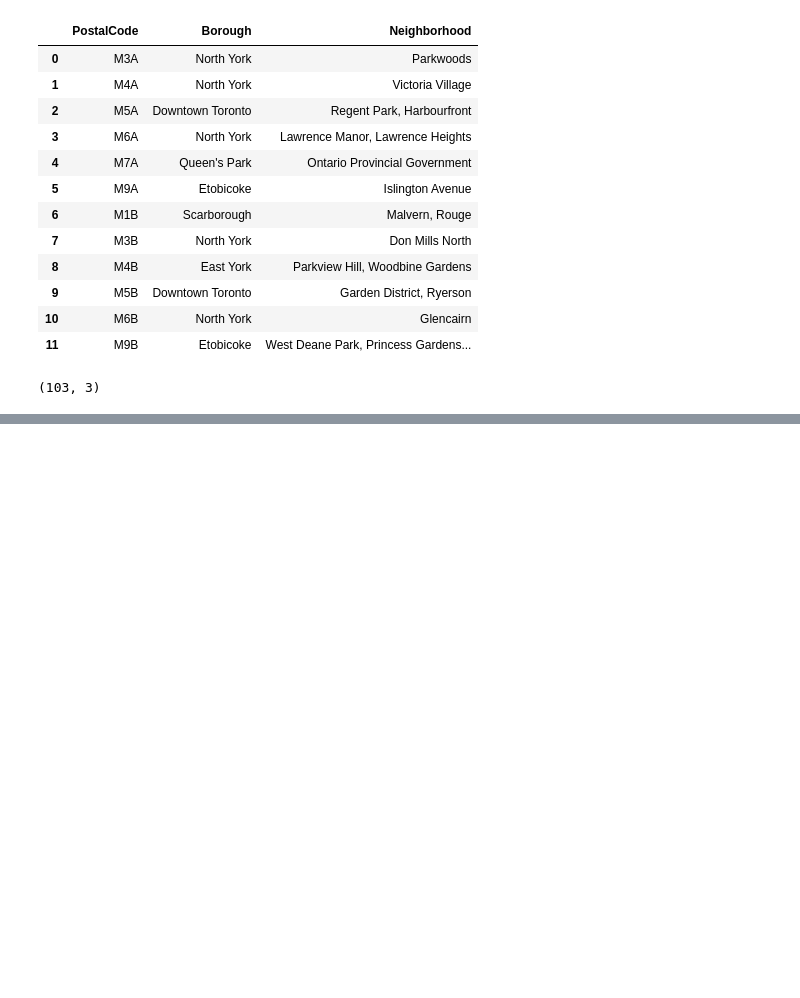
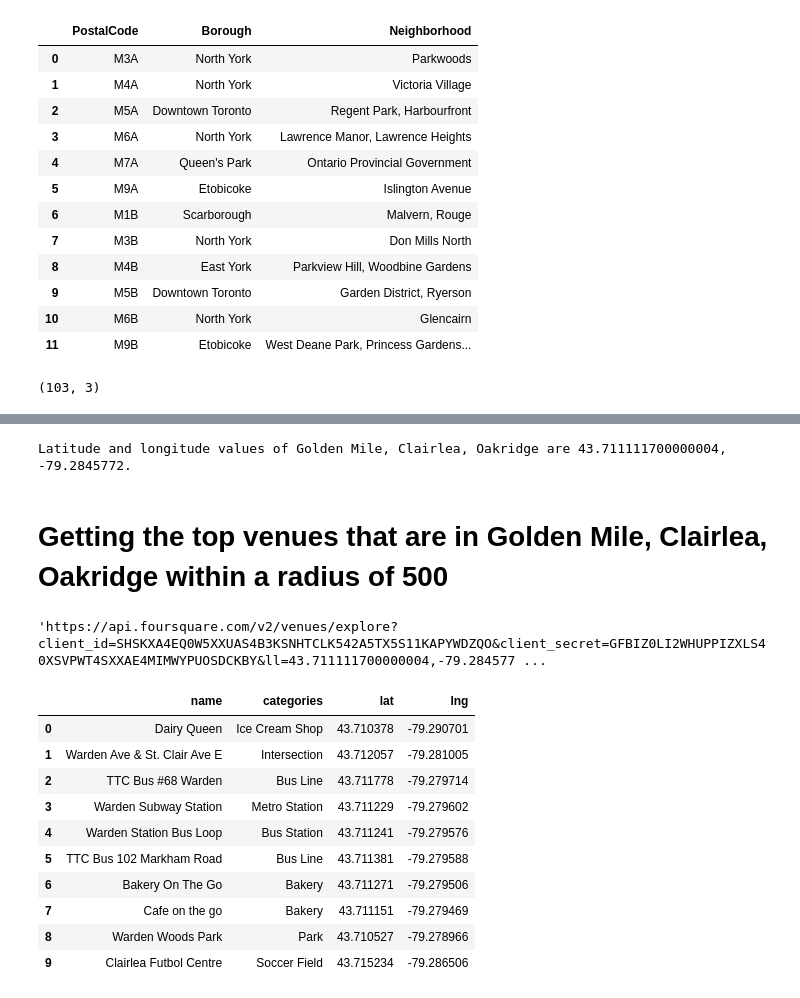
Before and after one commit to polkestrel/Coursera_Capstone, a Jupyter notebook: Peer-graded_assignment_[part1].ipynb, the cells around one changed output, grey strips where cells are left out. Saved outputs shown, nothing was run; the diff lists cells and outputs as text; code cells hidden in the pictures; blank space fills up the shorter version.

```diff
--- a/Peer-graded_assignment_[part1].ipynb
+++ b/Peer-graded_assignment_[part1].ipynb
@@ -131,0 +228,27 @@ df.shape
+# %%
+#Getting a neighborhood's latitude and longitude values.
+
+neighborhood_latitude = toronto_data['Latitude'].iloc[7] # neighborhood latitude value
+neighborhood_longitude = toronto_data['Longitude'].iloc[7] # neighborhood longitude value
+neighborhood_name = toronto_data['Neighborhood'].iloc[7] # neighborhood name
+
+print('Latitude and longitude values of {} are {}, {}.'.format(neighborhood_name,
+                                                               neighborhood_latitude,
+                                                               neighborhood_longitude))
+# %% [output]
+Latitude and longitude values of Golden Mile, Clairlea, Oakridge are 43.711111700000004, -79.2845772.
+# %% [markdown]
+# Getting the top venues that are in Golden Mile, Clairlea, Oakridge within a radius of 500
+# %%
+radius = 500
+url = 'https://api.foursquare.com/v2/venues/explore?client_id={}&client_secret={}&ll={},{}&v={}&radius={}&limit={}'.format(
+    CLIENT_ID,
+    CLIENT_SECRET,
+    neighborhood_latitude,
+    neighborhood_longitude,
+    VERSION,
+    radius,
+    LIMIT)
+url
+# %% [output]
+'https://api.foursquare.com/v2/venues/explore?client_id=SHSKXA4EQ0W5XXUAS4B3KSNHTCLK542A5TX5S11KAPYWDZQO&client_secret=GFBIZ0LI2WHUPPIZXLS40XSVPWT4SXXAE4MIMWYPUOSDCKBY&ll=43.711111700000004,-79.284577 ...
@@ -131,0 +271,31 @@ df.shape
+# %%
+# cleanning the json and structuring it into a pandas dataframe:
+from pandas.io.json import json_normalize # tranform JSON file into a pandas dataframe
+
+venues = results['response']['groups'][0]['items']
+
+nearby_venues = pd.json_normalize(venues) # flatten JSON
+
+# filter columns
+filtered_columns = ['venue.name', 'venue.categories', 'venue.location.lat', 'venue.location.lng']
+nearby_venues =nearby_venues.loc[:, filtered_columns]
+
+# filter the category for each row
+nearby_venues['venue.categories'] = nearby_venues.apply(get_category_type, axis=1) #getting the "name" from the "categories" and assigning it to "venue.categories"
+
+# clean columns
+nearby_venues.columns = [col.split(".")[-1] for col in nearby_venues.columns] # removing the "venue." from the columns
+
+nearby_venues
+# %% [output]
+|  | name | categories | lat | lng |
+| 0 | Dairy Queen | Ice Cream Shop | 43.710378 | -79.290701 |
+| 1 | Warden Ave & St. Clair Ave E | Intersection | 43.712057 | -79.281005 |
+| 2 | TTC Bus #68 Warden | Bus Line | 43.711778 | -79.279714 |
+| 3 | Warden Subway Station | Metro Station | 43.711229 | -79.279602 |
+| 4 | Warden Station Bus Loop | Bus Station | 43.711241 | -79.279576 |
+| 5 | TTC Bus 102 Markham Road | Bus Line | 43.711381 | -79.279588 |
+| 6 | Bakery On The Go | Bakery | 43.711271 | -79.279506 |
+| 7 | Cafe on the go | Bakery | 43.711151 | -79.279469 |
+| 8 | Warden Woods Park | Park | 43.710527 | -79.278966 |
+| 9 | Clairlea Futbol Centre | Soccer Field | 43.715234 | -79.286506 |
```
Also changed, not shown: parts of 34 cells of this notebook.
